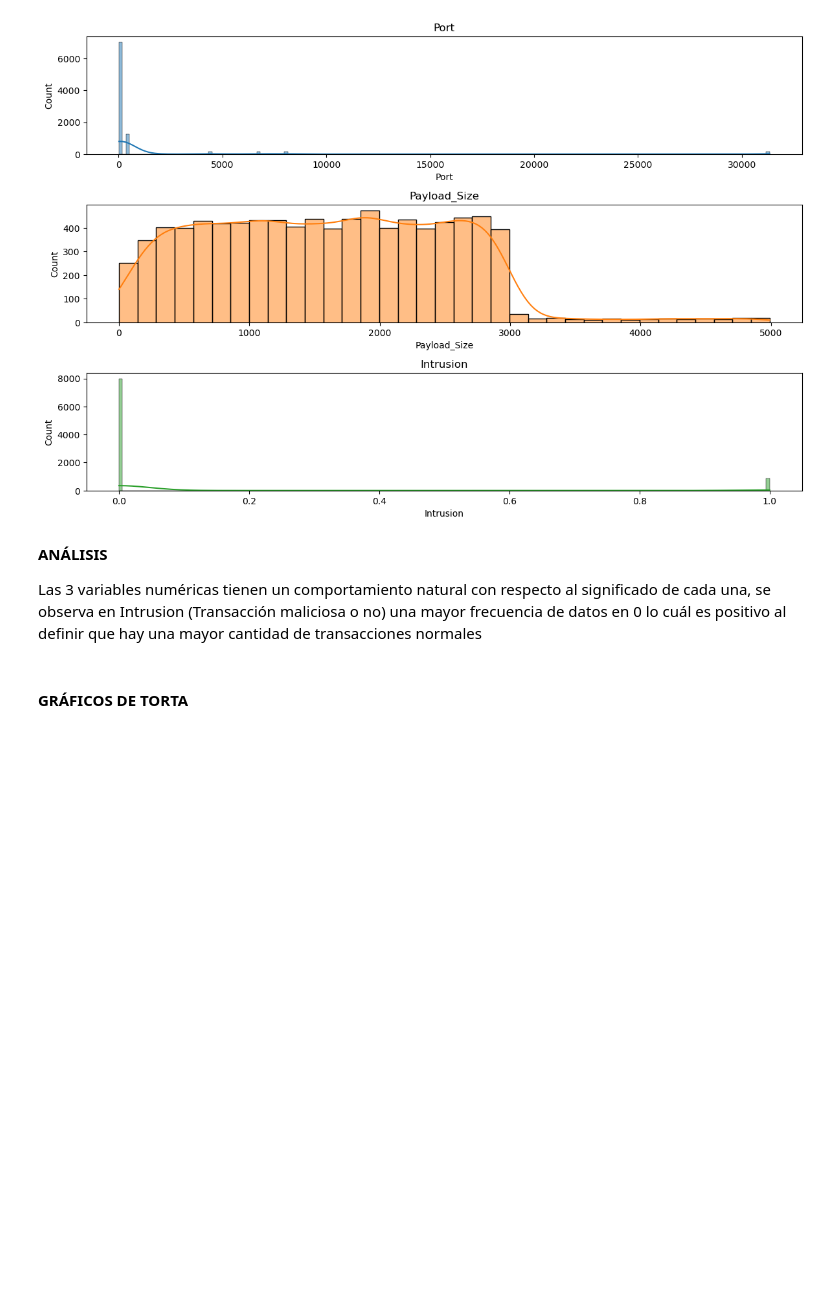
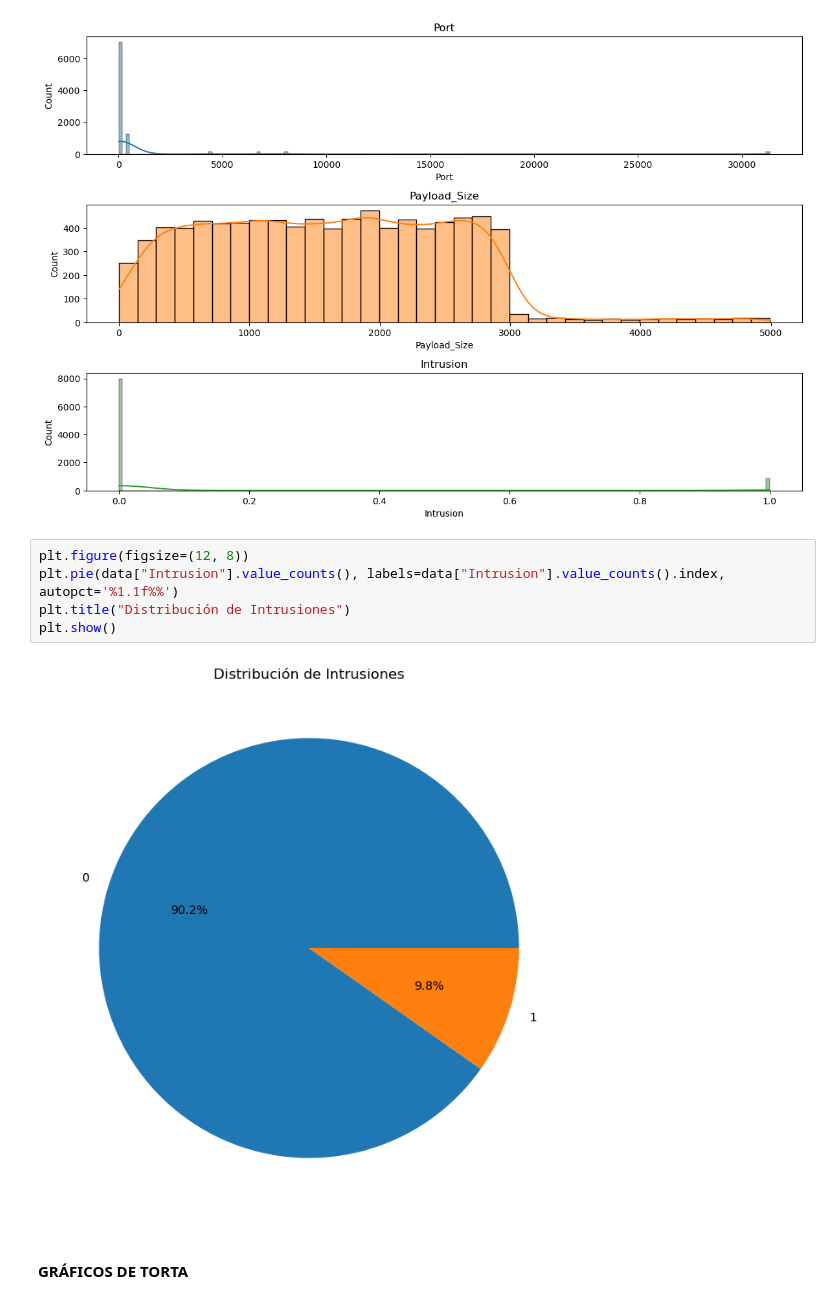
Before and after one commit to Tomaslopera/Scientific_Computing, a Jupyter notebook: Clasificacion/CasoEvaluativo_Clasificacion.ipynb, the cells around one changed output. Saved outputs shown, nothing was run; the diff lists cells and outputs as text; blank space fills up the shorter version.

```diff
--- a/Clasificacion/CasoEvaluativo_Clasificacion.ipynb
+++ b/Clasificacion/CasoEvaluativo_Clasificacion.ipynb
@@ -96,10 +96,13 @@ fig.subplots_adjust(top=0.95)
 plt.show()
 # %% [output]
 [figure]
-# %% [markdown]
-**ANÁLISIS**
-
-Las 3 variables numéricas tienen un comportamiento natural con respecto al significado de cada una, se observa en Intrusion (Transacción maliciosa o no) una mayor frecuencia de datos en 0 lo cuál es positivo al definir que hay una mayor cantidad de transacciones normales
+# %%
+plt.figure(figsize=(12, 8))
+plt.pie(data["Intrusion"].value_counts(), labels=data["Intrusion"].value_counts().index, autopct='%1.1f%%')
+plt.title("Distribución de Intrusiones")
+plt.show()
+# %% [output]
+[figure, added]
 # %% [markdown]
 #### GRÁFICOS DE TORTA
 # %%
```
Also changed, not shown: parts of 54 cells of this notebook.
